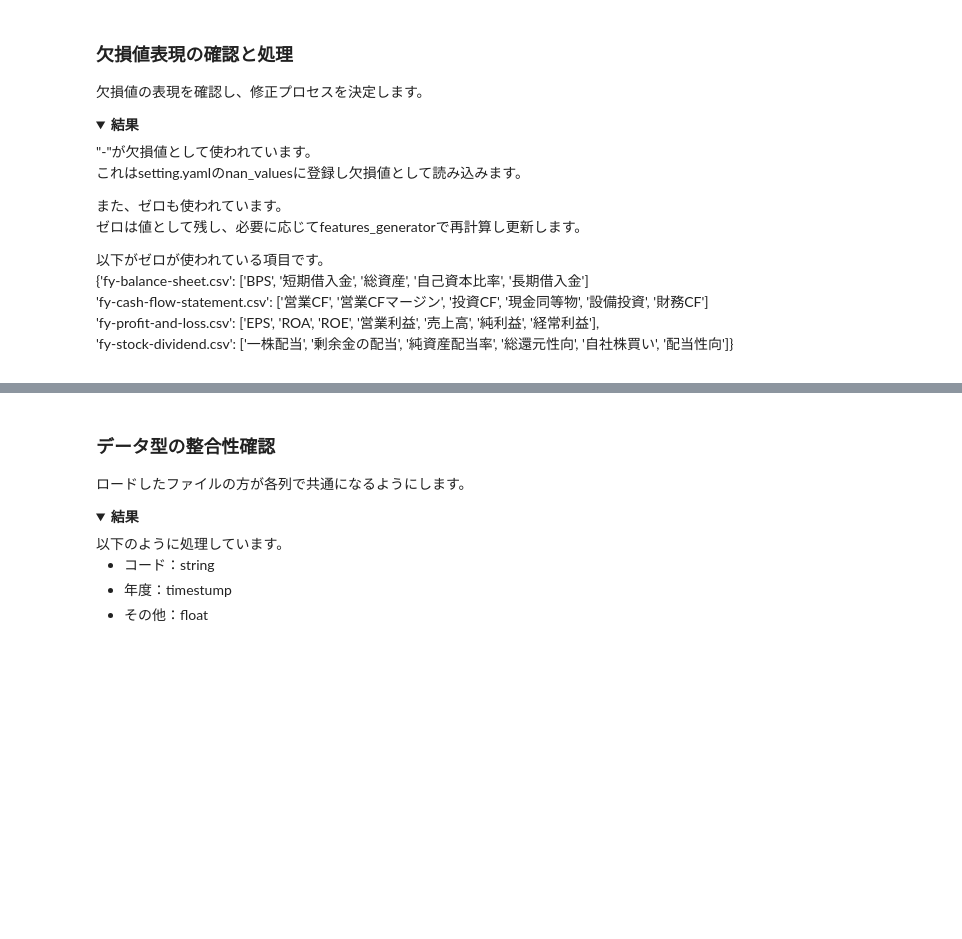
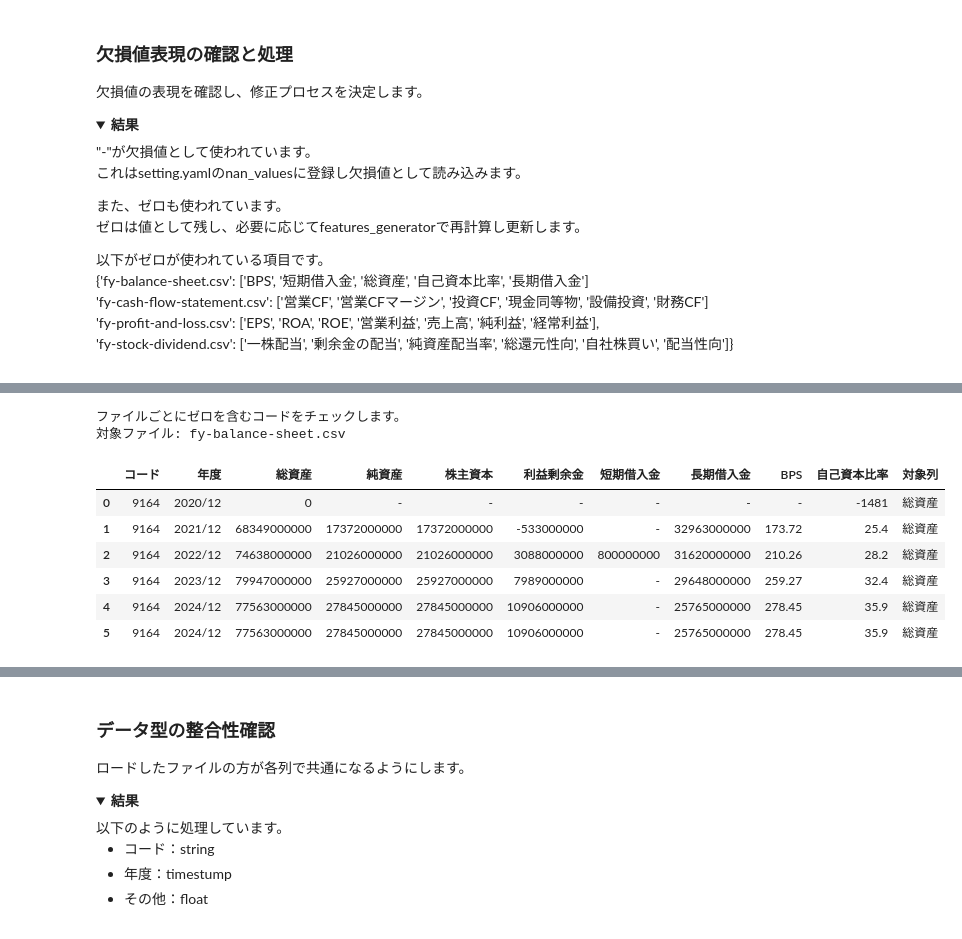
Before and after one commit to Tetibeam/003_stock_screening_preproc, a Jupyter notebook: 01_initial_creening.ipynb, the cells around one changed output, grey strips where cells are left out. Cells and saved outputs as stored; diff of their text form; code cells hidden in the pictures; folded sections open; blank space fills up the shorter version.

```diff
--- a/01_initial_creening.ipynb
+++ b/01_initial_creening.ipynb
@@ -98 +145,40 @@ for (filename,year), df in df_DATAs_BY_ALL_FILEs.items():
+# %%
+# ゼロ値のチェック
+#del list
+df_merge = defaultdict(list)
+for (filename, year), df in df_DATAs_BY_ALL_FILEs.items():
+    df_merge[filename].append(df)
+# ファイルごとに結合（行方向）
+df_final = {fname: pd.concat(dfs, ignore_index=True) for fname, dfs in df_merge.items()}
+#display(df_final["fy-balance-sheet.csv"])
+
+print("\nファイルごとにゼロを含むコードをチェックします。")
+filename = settings["files"]["raw"][0]
+print(f"対象ファイル: {filename}")
+
+df_all = df_final[filename]
+result_list = []  # 結果を格納するリスト
+for col in df_all:
+    df_zero = df_all[df_all[col] == "0"]
+    codes_with_zero = df_zero["コード"].unique()
+    for code in codes_with_zero:
+        df_code = df_all.query("コード == @code").copy()
+        df_code["対象列"] = col
+        result_list.append(df_code)
+# すべての結果をまとめる
+if result_list:
+    df_result = pd.concat(result_list, ignore_index=True)
+else:
+    print("ゼロを含むコードは見つかりませんでした。")
+display(df_result[df_result["対象列"] == "総資産"])
+# %% [output]
+ファイルごとにゼロを含むコードをチェックします。
+対象ファイル: fy-balance-sheet.csv
+|  | コード | 年度 | 総資産 | 純資産 | 株主資本 | 利益剰余金 | 短期借入金 | 長期借入金 | BPS | 自己資本比率 | 対象列 |
+| 0 | 9164 | 2020/12 | 0 | - | - | - | - | - | - | -1481 | 総資産 |
+| 1 | 9164 | 2021/12 | 68349000000 | 17372000000 | 17372000000 | -533000000 | - | 32963000000 | 173.72 | 25.4 | 総資産 |
+| 2 | 9164 | 2022/12 | 74638000000 | 21026000000 | 21026000000 | 3088000000 | 800000000 | 31620000000 | 210.26 | 28.2 | 総資産 |
+| 3 | 9164 | 2023/12 | 79947000000 | 25927000000 | 25927000000 | 7989000000 | - | 29648000000 | 259.27 | 32.4 | 総資産 |
+| 4 | 9164 | 2024/12 | 77563000000 | 27845000000 | 27845000000 | 10906000000 | - | 25765000000 | 278.45 | 35.9 | 総資産 |
+| 5 | 9164 | 2024/12 | 77563000000 | 27845000000 | 27845000000 | 10906000000 | - | 25765000000 | 278.45 | 35.9 | 総資産 |
 # %%
```
Also changed, not shown: parts of 13 cells of this notebook, 2 other files.
